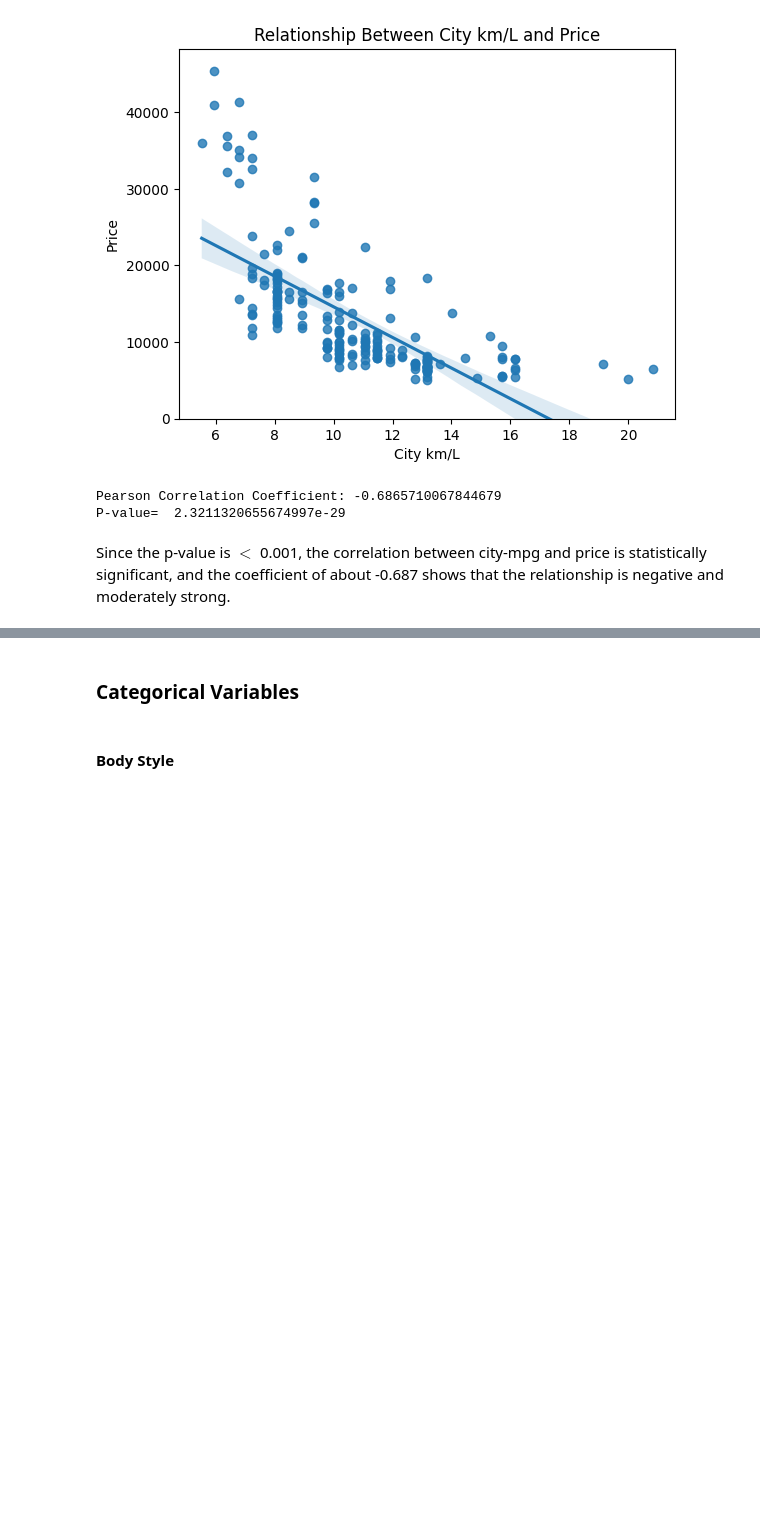
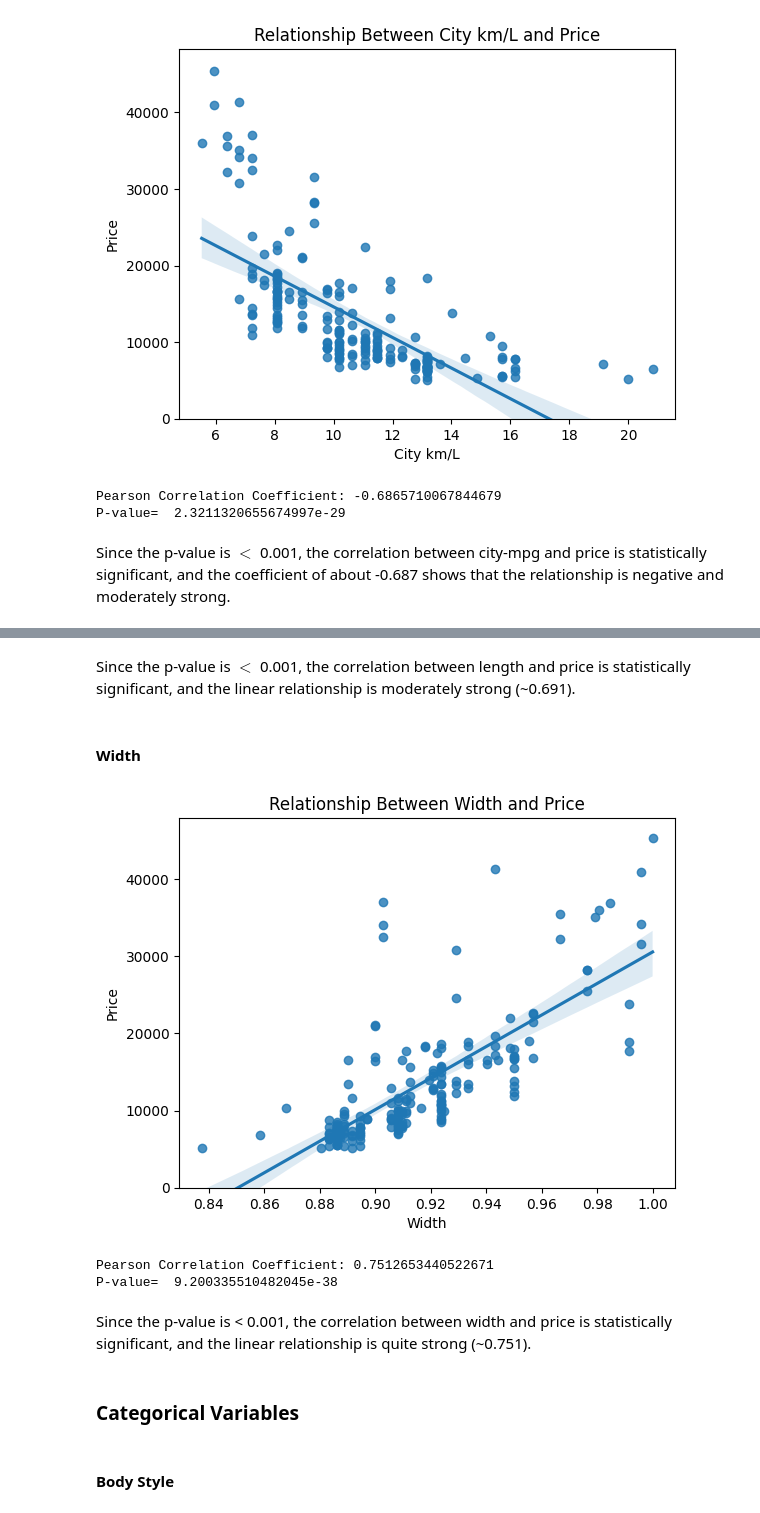
Before and after one commit to harmeris/Car_Pricing_Analysis_1985, a Jupyter notebook: car_pricing_analysis.ipynb, the cells around one changed output, grey strips where cells are left out. Drawn from its saved outputs; the diff is of its cells as text; code cells hidden in the pictures; blank space fills up the shorter version.

```diff
--- a/car_pricing_analysis.ipynb
+++ b/car_pricing_analysis.ipynb
@@ -512,3 +531,26 @@ Since the p-value is $<$ 0.001, the correlation between city-mpg and price is st
+# %% [markdown]
+Since the p-value is $<$ 0.001, the correlation between length and price is statistically significant, and the linear relationship is moderately strong (~0.691).
+# %% [markdown]
+#### Width
+# %%
+# Analyze width as a potential predictor of price.
+sns.regplot(x='width-cm',y='price',data=car_db)
+plt.ylim(0,)
+plt.title("Relationship Between Width and Price")
+plt.xlabel("Width")
+plt.ylabel("Price")
+plt.show()
+# %% [output]
+[figure, added]
+# %%
+wcm_pearson_coef,wcm_p_value = stats.pearsonr(car_db['width-cm'],car_db['price'])
+print("Pearson Correlation Coefficient:", wcm_pearson_coef)
+print("P-value= ", wcm_p_value)
+# %% [output]
+Pearson Correlation Coefficient: 0.7512653440522671
+P-value=  9.200335510482045e-38
+# %% [markdown]
+Since the p-value is < 0.001, the correlation between width and price is statistically significant, and the linear relationship is quite strong (~0.751).
 # %% [markdown]
 ### Categorical Variables
 # %% [markdown]
```
Also changed, not shown: parts of 6 cells of this notebook.
